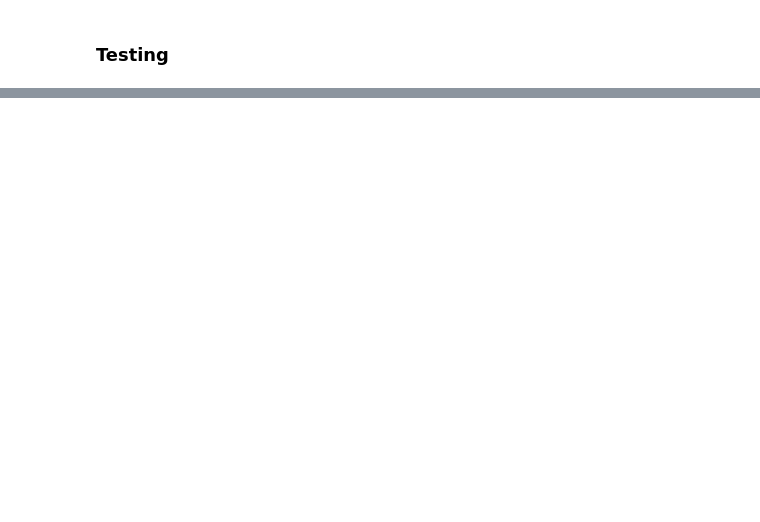
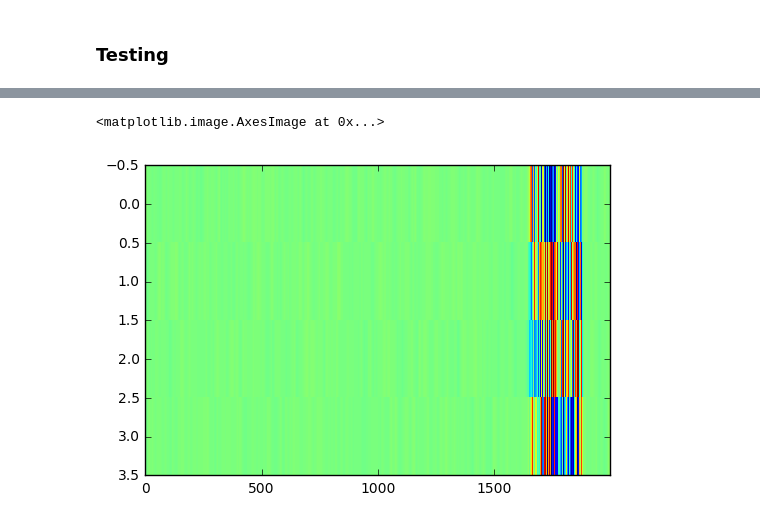
Before and after one commit to voxxys/dl_sandbox, a Jupyter notebook: ecog/Untitled.ipynb, the cells around one changed output, grey strips where cells are left out. Cells and saved outputs as stored; diff of their text form; code cells hidden in the pictures; blank space fills up the shorter version.

```diff
--- a/ecog/Untitled.ipynb
+++ b/ecog/Untitled.ipynb
@@ -347,0 +464,40 @@ model.save("model_075_backup")
+# %%
+for filter_idx in max_filters:
+    img = visualize_activation(model, layer_idx, filter_indices=filter_idx)
+
+    plt.figure(figsize=(8, 6))
+    plt.title('Input maximizing the output of filter {}'.format(filter_idx))
+    plt.imshow(img.T, aspect='auto', interpolation='nearest')
+    plt.savefig('input_to_max_filter_'+str(filter_idx)+'.png')
+
+    plt.figure(figsize=(18, 12))
+    fig, ax = plt.subplots(2,2)
+
+    f, t, raw_data_spec = signal.spectrogram(img, fs=2000, nperseg=500, noverlap=495, axis = 0, mode="magnitude")
+
+    #raw_data_spec = abs(raw_data_spec)
+    raw_data_spec = np.swapaxes(raw_data_spec,1,2)
+    #raw_data_spec = raw_data_spec[:50,:,:]
+    #f = f[:50]
+
+    plt.sca(ax[0,0])
+    plt.pcolormesh(t, f, raw_data_spec[:,:,0])
+    plt.ylabel('Frequency [Hz]')
+    plt.xlabel('Time [sec]')
+
+    plt.sca(ax[0,1])
+    plt.pcolormesh(t, f, raw_data_spec[:,:,1])
+    plt.ylabel('Frequency [Hz]')
+    plt.xlabel('Time [sec]')
+
+    plt.sca(ax[1,0])
+    plt.pcolormesh(t, f, raw_data_spec[:,:,2])
+    plt.ylabel('Frequency [Hz]')
+    plt.xlabel('Time [sec]')
+
+    plt.sca(ax[1,1])
+    plt.pcolormesh(t, f, raw_data_spec[:,:,3])
+    plt.ylabel('Frequency [Hz]')
+    plt.xlabel('Time [sec]')
+
+    plt.savefig('input_to_max_filter_spec_channels'+str(filter_idx)+'.png')
@@ -347,0 +518,5 @@ model.save("model_075_backup")
+# %%
+plt.imshow(img.T, aspect='auto', interpolation='nearest')
+# %% [output]
+<matplotlib.image.AxesImage at 0x...>
+[figure, added]
```
Also changed, not shown: parts of 37 cells of this notebook, 23 other files.
